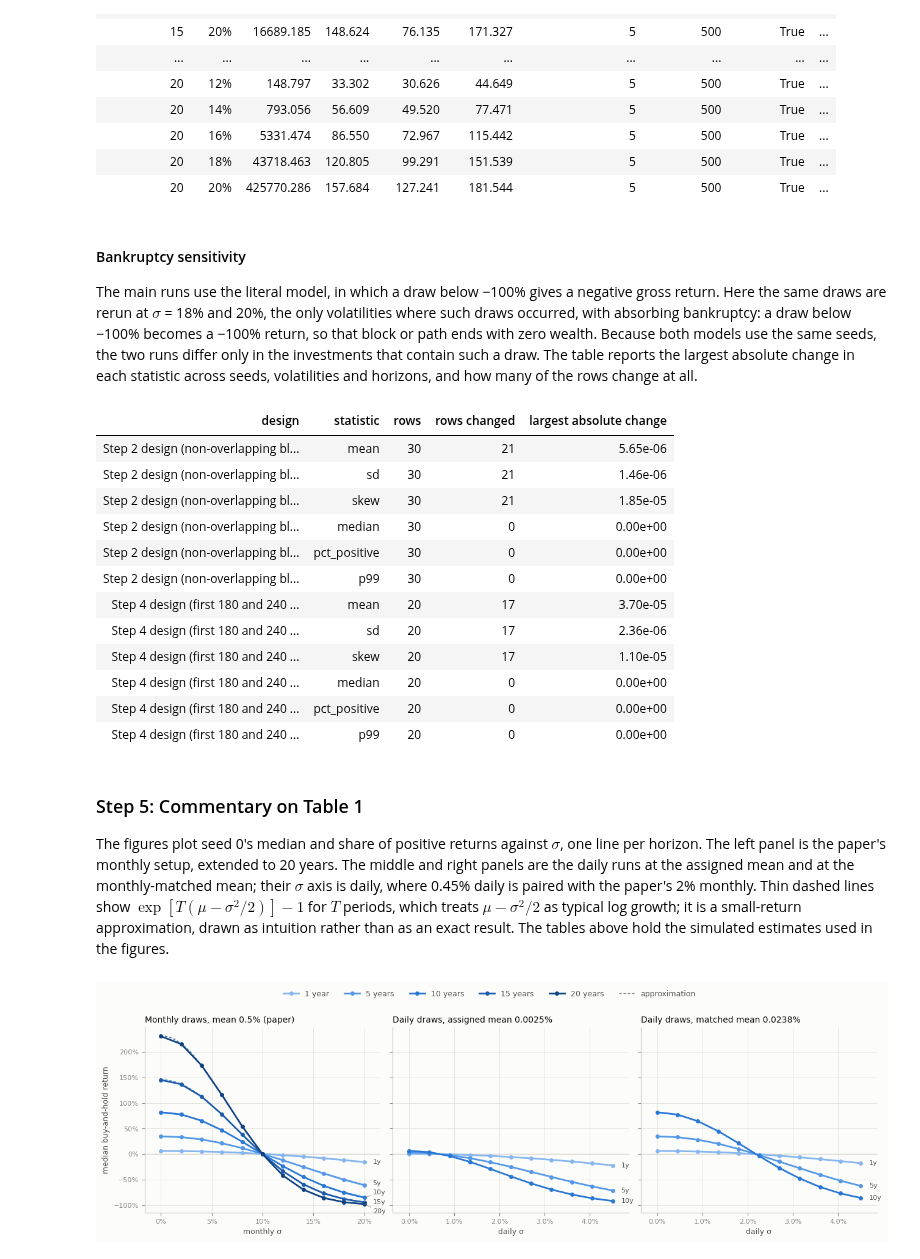
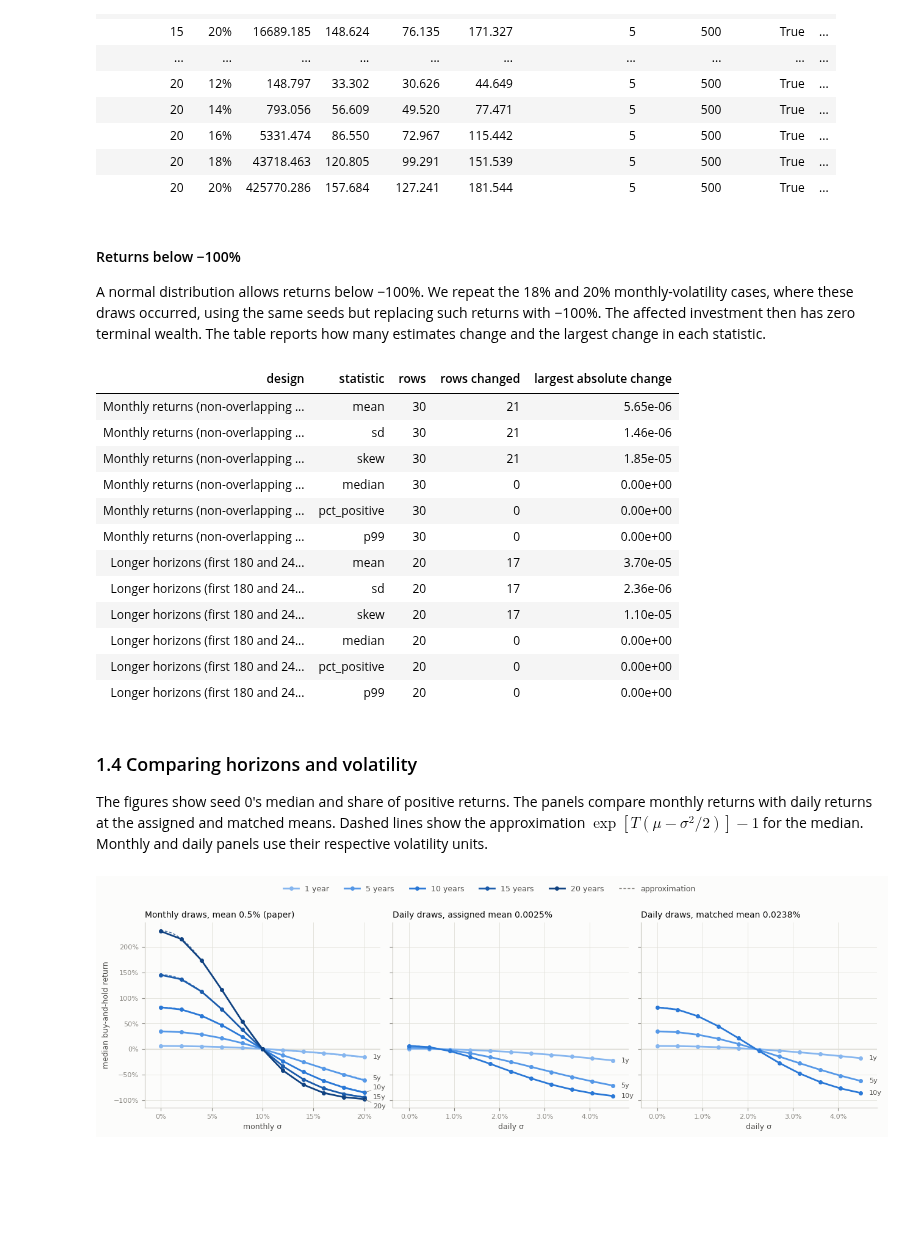
Before and after one commit to yingnichang/MTH9897, a Jupyter notebook: HW2/hw2_analysis.ipynb, the cells around one changed output. Saved outputs shown, nothing was run; the diff lists cells and outputs as text; code cells hidden in the pictures; blank space fills up the shorter version.

Commit message:
Simplify HW2 notebook and report writing

```diff
--- a/HW2/hw2_analysis.ipynb
+++ b/HW2/hw2_analysis.ipynb
@@ -872,51 +854,51 @@ Panel A: skewness at 15 and 20 years (the paper has no values for these horizons
 | 20 | 18% | 43718.463 | 120.805 | 99.291 | 151.539 | 5 | 500 | True | ... |
 | 20 | 20% | 425770.286 | 157.684 | 127.241 | 181.544 | 5 | 500 | True | ... |
 # %% [markdown]
-#### Bankruptcy sensitivity
+#### Returns below −100%
 
-The main runs use the literal model, in which a draw below −100% gives a negative gross return. Here the same draws are rerun at $\sigma$ = 18% and 20%, the only volatilities where such draws occurred, with absorbing bankruptcy: a draw below −100% becomes a −100% return, so that block or path ends with zero wealth. Because both models use the same seeds, the two runs differ only in the investments that contain such a draw. The table reports the largest absolute change in each statistic across seeds, volatilities and horizons, and how many of the rows change at all.
+A normal distribution allows returns below −100%. We repeat the 18% and 20% monthly-volatility cases, where these draws occurred, using the same seeds but replacing such returns with −100%. The affected investment then has zero terminal wealth. The table reports how many estimates change and the largest change in each statistic.
 # %%
 absorbing_runs = {
-    "Step 2 design (non-overlapping blocks)": (monthly, run_cached(
+    "Monthly returns (non-overlapping blocks)": (monthly, run_cached(
         OUTPUT / "table1_monthly_absorbing.csv", refresh=REFRESH, seeds=SEEDS, mu=MONTHLY_MU,
         sigmas=MONTHLY_SIGMAS[-2:], n_paths=N_PATHS, n_periods=120, block_lengths=(12, 60, 120), absorbing=True)),
-    "Step 4 design (first 180 and 240 months)": (extension, run_cached(
+    "Longer horizons (first 180 and 240 months)": (extension, run_cached(
         OUTPUT / "table1_monthly_15_20y_absorbing.csv", refresh=REFRESH, seeds=SEEDS, mu=MONTHLY_MU,
         sigmas=MONTHLY_SIGMAS[-2:], n_paths=N_PATHS, n_periods=240, prefix_lengths=(180, 240), absorbing=True)),
 }
 SENSITIVITY_STATS = ["mean", "sd", "skew", "median", "pct_positive", "p99"]
 rows = []
 for design, (literal, absorbed) in absorbing_runs.items():
     enforce_checks(moment_checks(absorbed))  # finite statistics; mean/sd tests do not apply to this model
     paired = literal.merge(absorbed, on=["seed", "sigma", "sampling", "horizon_periods"],
                            suffixes=("_literal", "_absorbing"), validate="one_to_one")
     # Same seeds, same draws: both models must count the same draws below -100%.
     assert (paired["n_below_minus_one_literal"] == paired["n_below_minus_one_absorbing"]).all()
     for stat in SENSITIVITY_STATS:
         change = (paired[f"{stat}_absorbing"] - paired[f"{stat}_literal"]).abs()
         rows.append({"design": design, "statistic": stat, "rows": len(paired),
                      "rows changed": int((change > 0).sum()), "largest absolute change": change.max()})
 sensitivity = pd.DataFrame(rows)
 sensitivity.to_csv(OUTPUT / "table1_bankruptcy_sensitivity.csv", index=False)
 display(sensitivity.style.hide(axis="index").format({"largest absolute change": "{:.2e}"}))
 # %% [output]
 | design | statistic | rows | rows changed | largest absolute change |
-| Step 2 design (non-overlapping bl... | mean | 30 | 21 | 5.65e-06 |
-| Step 2 design (non-overlapping bl... | sd | 30 | 21 | 1.46e-06 |
-| Step 2 design (non-overlapping bl... | skew | 30 | 21 | 1.85e-05 |
-| Step 2 design (non-overlapping bl... | median | 30 | 0 | 0.00e+00 |
-| Step 2 design (non-overlapping bl... | pct_positive | 30 | 0 | 0.00e+00 |
-| Step 2 design (non-overlapping bl... | p99 | 30 | 0 | 0.00e+00 |
-| Step 4 design (first 180 and 240 ... | mean | 20 | 17 | 3.70e-05 |
-| Step 4 design (first 180 and 240 ... | sd | 20 | 17 | 2.36e-06 |
-| Step 4 design (first 180 and 240 ... | skew | 20 | 17 | 1.10e-05 |
-| Step 4 design (first 180 and 240 ... | median | 20 | 0 | 0.00e+00 |
-| Step 4 design (first 180 and 240 ... | pct_positive | 20 | 0 | 0.00e+00 |
-| Step 4 design (first 180 and 240 ... | p99 | 20 | 0 | 0.00e+00 |
+| Monthly returns (non-overlapping ... | mean | 30 | 21 | 5.65e-06 |
+| Monthly returns (non-overlapping ... | sd | 30 | 21 | 1.46e-06 |
+| Monthly returns (non-overlapping ... | skew | 30 | 21 | 1.85e-05 |
+| Monthly returns (non-overlapping ... | median | 30 | 0 | 0.00e+00 |
+| Monthly returns (non-overlapping ... | pct_positive | 30 | 0 | 0.00e+00 |
+| Monthly returns (non-overlapping ... | p99 | 30 | 0 | 0.00e+00 |
+| Longer horizons (first 180 and 24... | mean | 20 | 17 | 3.70e-05 |
+| Longer horizons (first 180 and 24... | sd | 20 | 17 | 2.36e-06 |
+| Longer horizons (first 180 and 24... | skew | 20 | 17 | 1.10e-05 |
+| Longer horizons (first 180 and 24... | median | 20 | 0 | 0.00e+00 |
+| Longer horizons (first 180 and 24... | pct_positive | 20 | 0 | 0.00e+00 |
+| Longer horizons (first 180 and 24... | p99 | 20 | 0 | 0.00e+00 |
 # %% [markdown]
-### Step 5: Commentary on Table 1
+### 1.4 Comparing horizons and volatility
 
-The figures plot seed 0's median and share of positive returns against $\sigma$, one line per horizon. The left panel is the paper's monthly setup, extended to 20 years. The middle and right panels are the daily runs at the assigned mean and at the monthly-matched mean; their $\sigma$ axis is daily, where 0.45% daily is paired with the paper's 2% monthly. Thin dashed lines show $\exp[T(\mu - \sigma^2/2)] - 1$ for $T$ periods, which treats $\mu - \sigma^2/2$ as typical log growth; it is a small-return approximation, drawn as intuition rather than as an exact result. The tables above hold the simulated estimates used in the figures.
+The figures show seed 0's median and share of positive returns. The panels compare monthly returns with daily returns at the assigned and matched means. Dashed lines show the approximation $\exp[T(\mu-\sigma^2/2)]-1$ for the median. Monthly and daily panels use their respective volatility units.
 # %%
 import matplotlib.pyplot as plt
 from matplotlib.transforms import offset_copy
```
Also changed, not shown: parts of 63 cells of this notebook, 9 other files.
